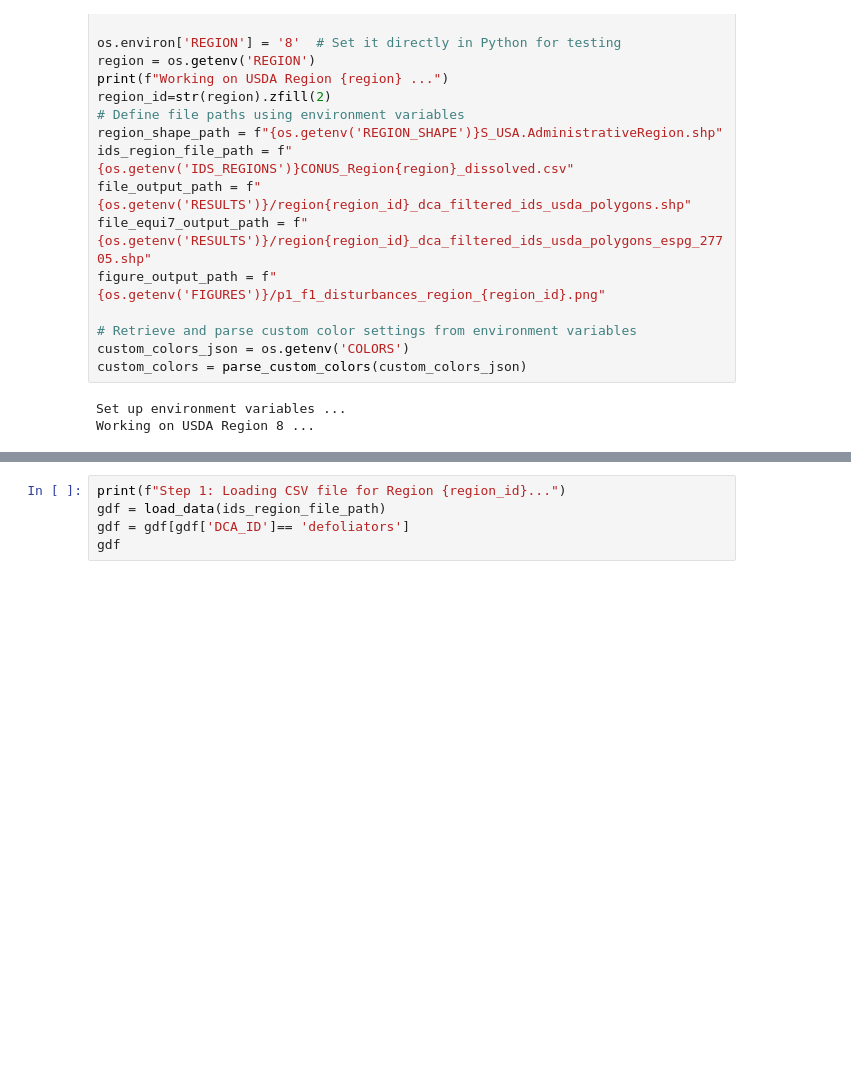
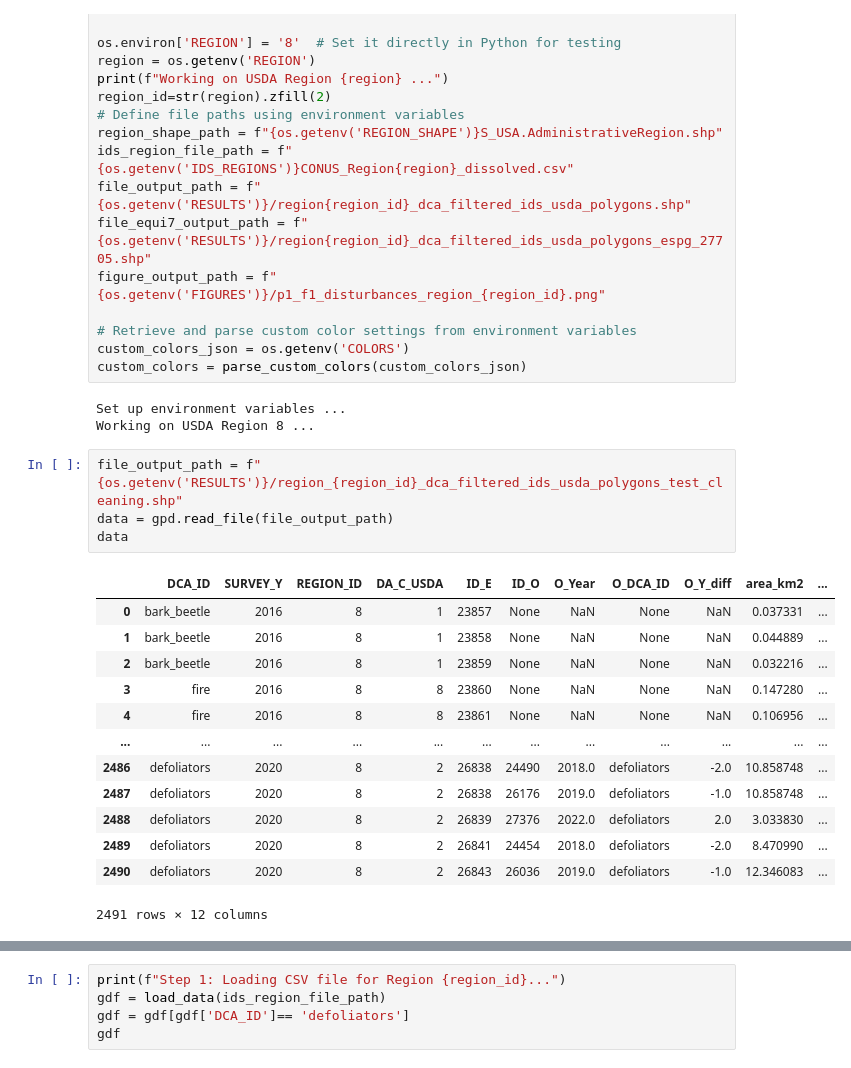
Before and after one commit to Franziska279/ForExD-WP1-P1, a Jupyter notebook: src/01_ids_usda_prep.ipynb, the cells around one changed output, grey strips where cells are left out. Saved outputs shown, nothing was run; the diff lists cells and outputs as text; blank space fills up the shorter version.

```diff
--- a/src/01_ids_usda_prep.ipynb
+++ b/src/01_ids_usda_prep.ipynb
@@ -837,3 +837,21 @@ custom_colors = parse_custom_colors(custom_colors_json)
 # %% [output]
 Set up environment variables ...
 Working on USDA Region 8 ...
+# %%
+file_output_path = f"{os.getenv('RESULTS')}/region_{region_id}_dca_filtered_ids_usda_polygons_test_cleaning.shp"
+data = gpd.read_file(file_output_path)
+data
+# %% [output]
+|  | DCA_ID | SURVEY_Y | REGION_ID | DA_C_USDA | ID_E | ID_O | O_Year | O_DCA_ID | O_Y_diff | area_km2 | ... |
+| 0 | bark_beetle | 2016 | 8 | 1 | 23857 | None | NaN | None | NaN | 0.037331 | ... |
+| 1 | bark_beetle | 2016 | 8 | 1 | 23858 | None | NaN | None | NaN | 0.044889 | ... |
+| 2 | bark_beetle | 2016 | 8 | 1 | 23859 | None | NaN | None | NaN | 0.032216 | ... |
+| 3 | fire | 2016 | 8 | 8 | 23860 | None | NaN | None | NaN | 0.147280 | ... |
+| 4 | fire | 2016 | 8 | 8 | 23861 | None | NaN | None | NaN | 0.106956 | ... |
+| ... | ... | ... | ... | ... | ... | ... | ... | ... | ... | ... | ... |
+| 2486 | defoliators | 2020 | 8 | 2 | 26838 | 24490 | 2018.0 | defoliators | -2.0 | 10.858748 | ... |
+| 2487 | defoliators | 2020 | 8 | 2 | 26838 | 26176 | 2019.0 | defoliators | -1.0 | 10.858748 | ... |
+| 2488 | defoliators | 2020 | 8 | 2 | 26839 | 27376 | 2022.0 | defoliators | 2.0 | 3.033830 | ... |
+| 2489 | defoliators | 2020 | 8 | 2 | 26841 | 24454 | 2018.0 | defoliators | -2.0 | 8.470990 | ... |
+| 2490 | defoliators | 2020 | 8 | 2 | 26843 | 26036 | 2019.0 | defoliators | -1.0 | 12.346083 | ... |
+2491 rows × 12 columns
```
Also changed, not shown: parts of 1 cell of this notebook, 8 other files.
